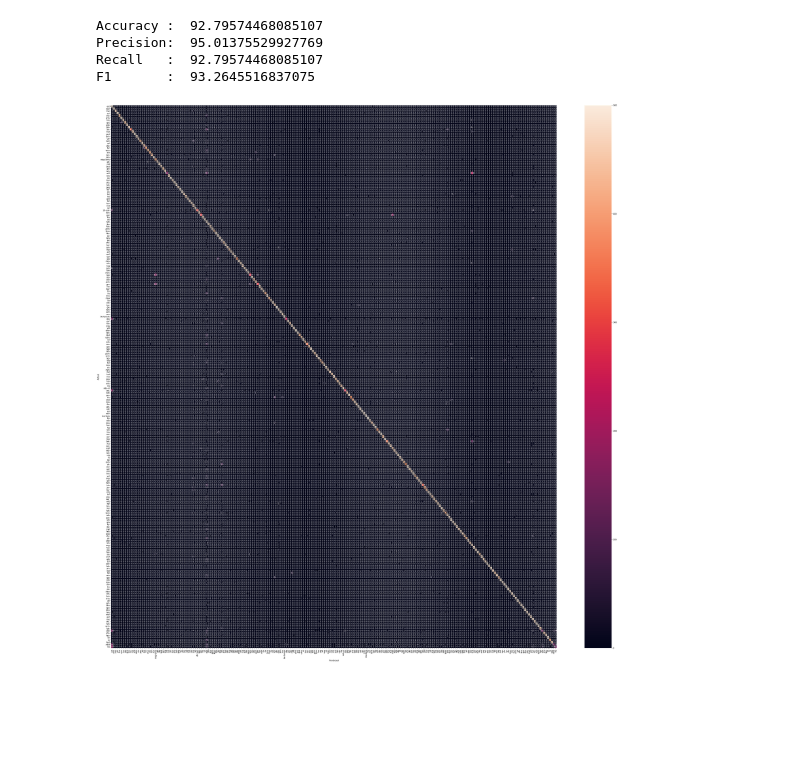
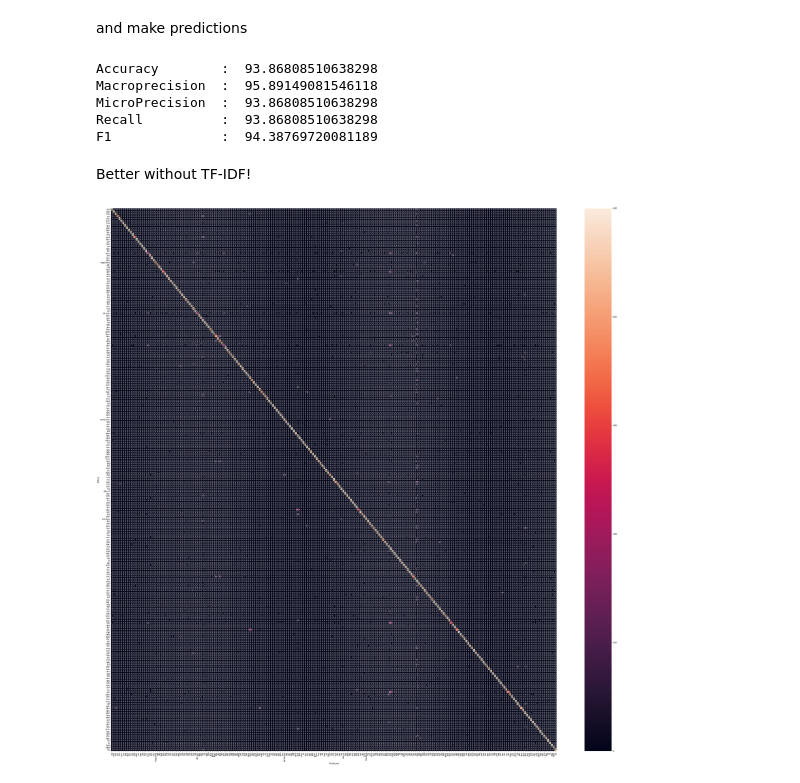
Before and after one commit to jaclu010/text-mining, a Jupyter notebook: Naive Bayes.ipynb, the cells around one changed output. Drawn from its saved outputs; the diff is of its cells as text; code cells hidden in the pictures; blank space fills up the shorter version.

```diff
--- a/Naive Bayes.ipynb
+++ b/Naive Bayes.ipynb
@@ -17,9 +20,10 @@ def read_file(fname):
 # %%
-train = pds.concat([read_file('x_train.txt'), read_file('y_train.txt')], axis=1)
+tr_dat = pds.read_pickle("train_data_regex.pkl")
+te_dat = pds.read_pickle("test_data_regex.pkl")
+train = pds.concat([tr_dat, read_file('y_train.txt')], axis=1)
 train.columns = ['x', 'label']
 
-test = pds.concat([read_file('x_test.txt'), read_file('y_test.txt')], axis=1)
+test = pds.concat([te_dat, read_file('y_test.txt')], axis=1)
 test.columns = ['x', 'label']
-
-train['cat'] = train.label.factorize()[0]
-cat_id = train[['label', 'cat']].drop_duplicates().sort_values('cat').reset_index(drop=True)
+# %%
+id_to_lang = pds.read_pickle("id_to_lang.pkl")
@@ -30,4 +38,4 @@ x_train_counts = cv.fit_transform(train.x)
 # %%
-tfidf_transformer = TfidfTransformer()
-X_train_tfidf = tfidf_transformer.fit_transform(x_train_counts)
-clf = MultinomialNB().fit(X_train_tfidf, train.label)
+#tfidf_transformer = TfidfTransformer()
+#X_train_tfidf = tfidf_transformer.fit_transform(x_train_counts)
+clf = MultinomialNB().fit(x_train_counts, train.label)
@@ -34,25 +44,32 @@ clf = MultinomialNB().fit(X_train_tfidf, train.label)
 # %%
 y_data = cv.transform(test.x)
+# %% [markdown]
+and make predictions
 # %%
 predictions = clf.predict(y_data)
 # %%
-print("Accuracy : ", sum(test.label == predictions) / len(predictions) * 100)
-print("Precision: ", precision_score(test.label, predictions, average="weighted")*100)
-print("Recall   : ", recall_score(test.label, predictions, average="weighted")* 100)
-print("F1       : ", f1_score(test.label, predictions, average="weighted")* 100)
+print("Accuracy        : ", sum(test.label == predictions) / len(predictions) * 100)
+print("Macroprecision  : ", precision_score(test.label, predictions, average="macro")*100)
+print("MicroPrecision  : ", precision_score(test.label, predictions, average="micro")*100)
+print("Recall          : ", recall_score(test.label, predictions, average="weighted")* 100)
+print("F1              : ", f1_score(test.label, predictions, average="weighted")* 100)
 # %% [output]
-Accuracy :  92.79574468085107
-Precision:  95.01375529927769
-Recall   :  92.79574468085107
-F1       :  93.2645516837075
+Accuracy        :  93.86808510638298
+Macroprecision  :  95.89149081546118
+MicroPrecision  :  93.86808510638298
+Recall          :  93.86808510638298
+F1              :  94.38769720081189
+# %% [markdown]
+Better without TF-IDF!
 # %%
-conf_mat = confusion_matrix(test.label, predictions)
+conf_mat = confusion_matrix(test.label, predictions, id_to_lang.label.values)
 # %%
 fig, ax = plt.subplots(figsize=(50,50))
 sns.heatmap(conf_mat, annot=True, fmt='d',
-            xticklabels=cat_id.label.values, yticklabels=cat_id.label.values)
+            xticklabels=id_to_lang.label.values, yticklabels=id_to_lang.label.values)
+
 plt.ylabel('Actual')
 plt.xlabel('Predicted')
 plt.show()
 # %% [output]
-[figure, old version]
+[figure, new version]
```
Also changed, not shown: parts of 9 cells of this notebook, 2 other files.
